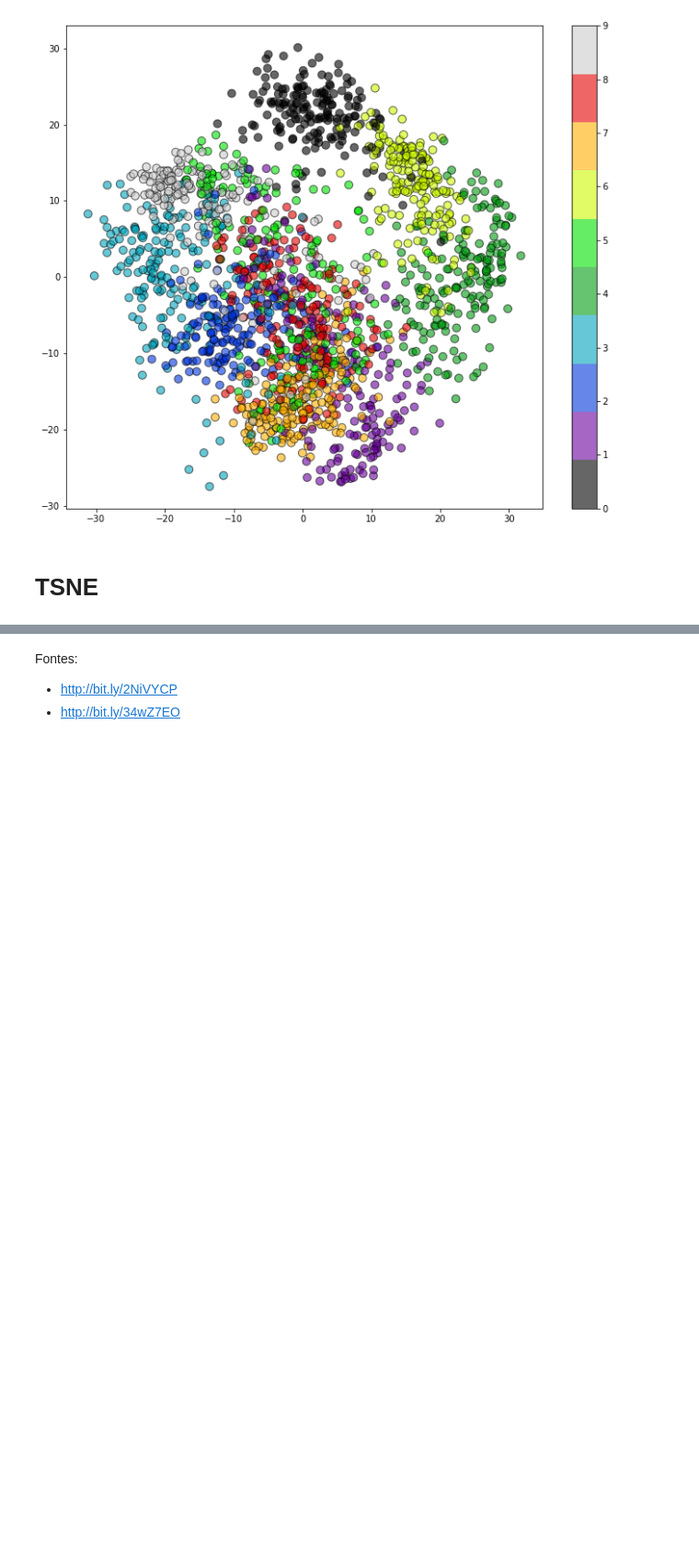
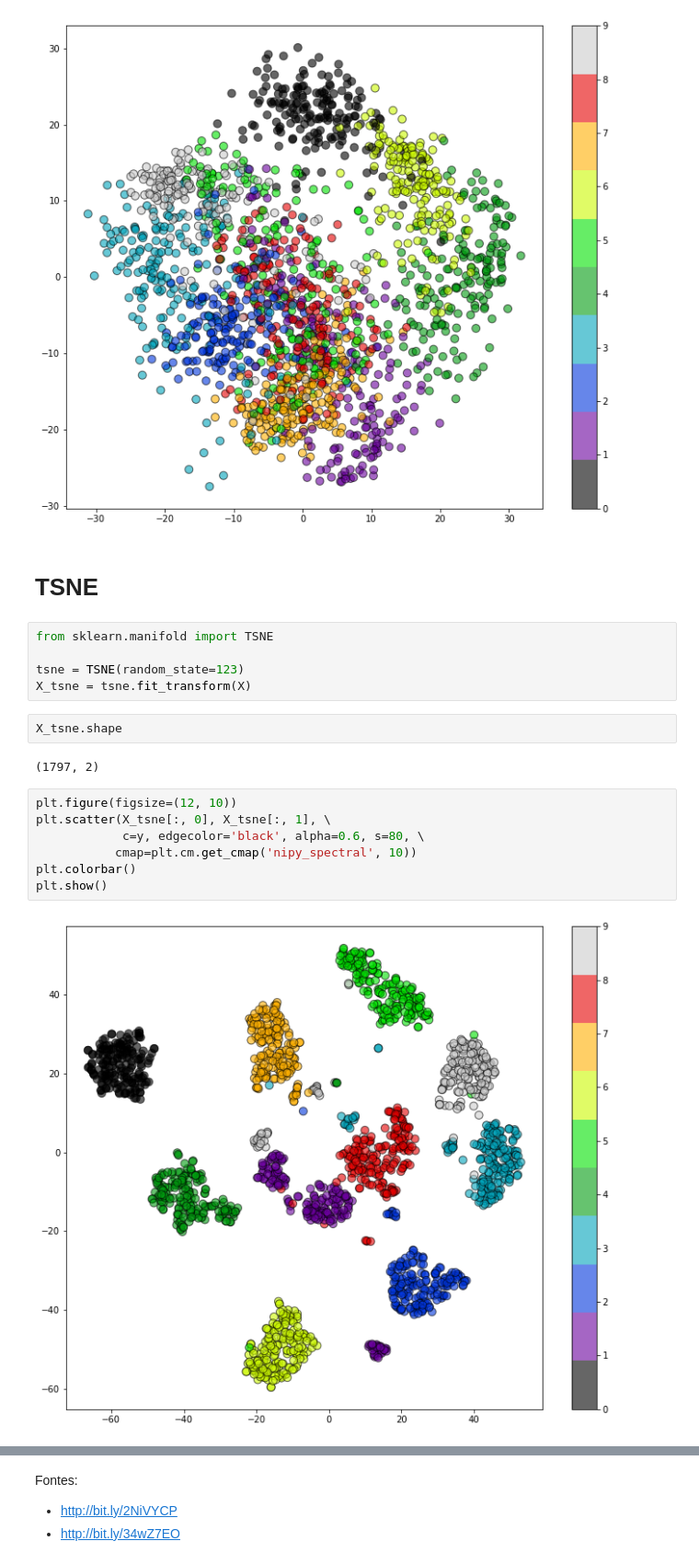
Before and after one commit to leonhardc/Data-Science-e-Machine-Learning-com-Estat-stica-e-Python, a Jupyter notebook: [13]-Reducao_de_Dimensoes-Dimensionality_Reduction/Reducao de Dimensoes - Vazio.ipynb, the cells around one changed output, grey strips where cells are left out. Shown: that part at 92% size. Saved outputs shown, nothing was run; the diff lists cells and outputs as text; blank space fills up the shorter version.

```diff
--- a/[13]-Reducao_de_Dimensoes-Dimensionality_Reduction/Reducao de Dimensoes - Vazio.ipynb
+++ b/[13]-Reducao_de_Dimensoes-Dimensionality_Reduction/Reducao de Dimensoes - Vazio.ipynb
@@ -130,3 +130,21 @@ Projetando 64 dimensões em apenas duas.
 [figure]
 # %% [markdown]
 # TSNE
+# %%
+from sklearn.manifold import TSNE
+
+tsne = TSNE(random_state=123)
+X_tsne = tsne.fit_transform(X)
+# %%
+X_tsne.shape
+# %% [output]
+(1797, 2)
+# %%
+plt.figure(figsize=(12, 10))
+plt.scatter(X_tsne[:, 0], X_tsne[:, 1], \
+            c=y, edgecolor='black', alpha=0.6, s=80, \
+           cmap=plt.cm.get_cmap('nipy_spectral', 10))
+plt.colorbar()
+plt.show()
+# %% [output]
+[figure, added]
```
Also changed, not shown: parts of 6 cells of this notebook.
